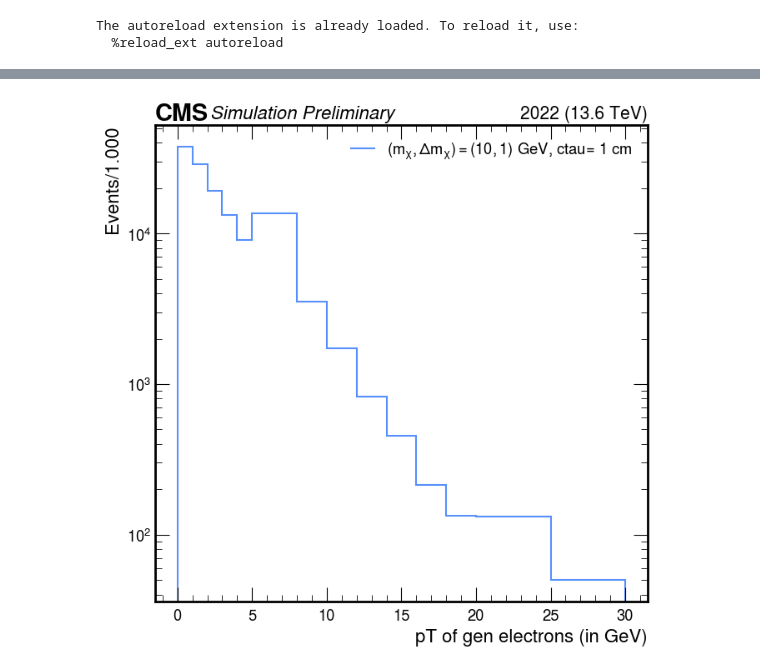
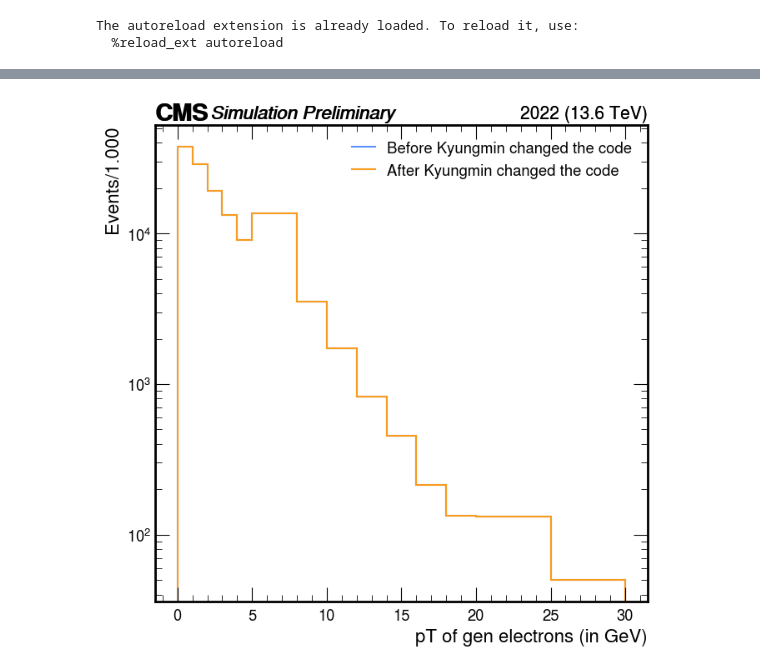
Before and after one commit to cms-idm/IDM, a Jupyter notebook: python_analysis/exampleNotebooks/EREvspT.ipynb, the cells around one changed output, grey strips where cells are left out. Drawn from its saved outputs; the diff is of its cells as text; code cells hidden in the pictures.

```diff
--- a/python_analysis/exampleNotebooks/EREvspT.ipynb
+++ b/python_analysis/exampleNotebooks/EREvspT.ipynb
@@ -24,14 +24,16 @@ The autoreload extension is already loaded. To reload it, use:
 # %%
 #coffea output file
 # f_sig = "../coffea/Withxclean_2022/ERE_Withxclean.coffea"  #sample that includes the x-clean loop
-f_sig = "../coffea/noxclean_beforecodefix/ERE_noxclean_beforeKPfixcode.coffea"
+f_sig_before = "../coffea/noxclean_beforecodefix/ERE_noxclean_beforeKPfixcode.coffea"
+f_sig_after = "../coffea/UpdatedNOxclean_2022/ERE_Updatednoxclean.coffea"
 
 #Nested Dictionary:
-sig_histo = util.load(f_sig) [0]
-# sig_histo
+sig_histo_before = util.load(f_sig_before) [0]
+sig_histo_after = util.load(f_sig_after) [0]
 # %%
 fig, ax = plt.subplots(figsize=(7,7))
 
+m1=10
 delta =0.1
 ctau =10
 
@@ -53,7 +55,7 @@ style_dict = {
     'doYerr': False,
     'xlabel': "pT of gen electrons (in GeV)",   # if None, the default will show up; otherwise give as a string, i.e. 'Electron dxy'
     'ylabel': None,   # if None, the default will show up; otherwise give as a string, i.e. 'Efficiency'
-    'label': None,    # if None, the default will show up; otherwise give as a string, i.e. 'Highest ctau signal samples'
+    'label': "Before Kyungmin changed the code",    # if None, the default will show up; otherwise give as a string, i.e. 'Highest ctau signal samples'
     'flow': None,     # overflow
     'doSave': True,
     'outDir': './plots/signal_2018',
@@ -62,37 +64,89 @@ style_dict = {
 
 
 
-#signal points
-m1=10
-# m1s = [10,30,50]
-delta =0.1
-ctau =10
 
 
-results = [
+results_before = [
     ptools.plot_signal_1D_match(
-        sig_histo, m1, delta, ctau,
+        sig_histo_before, m1, delta, ctau,
         plot_dict, style_dict,
-        match_type='L', passID=1
+        match_type='R', passID=1
     )
     # for m1 in m1s
 ]
 
-counts, edges = zip(*results)
+counts_before, edges_before = zip(*results_before)
 
-counts = np.array(counts)     # shape: (n_m1, n_bins)
-edges  = np.array(edges)      # shape: (n_m1, n_edges)
+counts_before = np.array(counts_before)     # shape: (n_m1, n_bins)
+edges_before  = np.array(edges_before)      # shape: (n_m1, n_edges)
 
 
-mask = counts != 0
+mask_before = counts_before != 0
 
-bins_x = (edges[:, :-1] + edges[:, 1:])*(0.5)
+bins_x_before = (edges_before[:, :-1] + edges_before[:, 1:])*(0.5)
 
-counts_nonzero_den = np.where(mask, counts, np.nan)
-edges_nonzero_den  = np.where(mask, bins_x, np.nan)
+counts_nonzero_den_before = np.where(mask_before, counts_before, np.nan)
+edges_nonzero_den_before  = np.where(mask_before, bins_x_before, np.nan)
 
-total = np.sum(counts_nonzero_den)
-print ("TOTAL number of gen electrons:", total)
+total_before = np.sum(counts_nonzero_den_before)
+print ("TOTAL number of gen electrons:", total_before)
+
+m1=10
+delta =0.1
+ctau =10
+
+# Plot settings
+plot_dict = {
+    'variable':'gen_ele_pt',
+    'cut': 'cut0',
+    'year': 2022
+}
+
+style_dict = {
+    'fig': fig,
+    'ax': ax,
+    'rebin': None,
+    'xlim': None,     # if None, the default will show up; otherwise give as a list, i.e. [0, 10]
+    'doLogy': True,
+    'doLogx': False,
+    'doDensity': False,
+    'doYerr': False,
+    'xlabel': "pT of gen electrons (in GeV)",   # if None, the default will show up; otherwise give as a string, i.e. 'Electron dxy'
+    'ylabel': None,   # if None, the default will show up; otherwise give as a string, i.e. 'Efficiency'
+    'label': "After Kyungmin changed the code",    # if None, the default will show up; otherwise give as a string, i.e. 'Highest ctau signal samples'
+    'flow': None,     # overflow
+    'doSave': True,
+    'outDir': './plots/signal_2018',
+    'outName': f'gen_ele_vxy10_m110.png'
+}
+
+
+
+
+
+results_after = [
+    ptools.plot_signal_1D_match(
+        sig_histo_after, m1, delta, ctau,
+        plot_dict, style_dict,
+        match_type='R', passID=1
+    )
+    # for m1 in m1s
+]
+counts_after, edges_after = zip(*results_after)
+
+counts_after = np.array(counts_after)     # shape: (n_m1, n_bins)
+edges_after  = np.array(edges_after)      # shape: (n_m1, n_edges)
+
+
+mask_after = counts_after != 0
+
+bins_x_after = (edges_after[:, :-1] + edges_after[:, 1:])*(0.5)
+
+counts_nonzero_den_after = np.where(mask_after, counts_after, np.nan)
+edges_nonzero_den_after  = np.where(mask_after, bins_x_after, np.nan)
+
+total_after = np.sum(counts_nonzero_den_after)
+print ("TOTAL number of gen electrons:", total_after)
 # %% [output]
 Saved: ./plots/signal_2018/gen_ele_vxy10_m110.png
 TOTAL number of gen electrons: 128641.0
@@ -99,4 +155,4 @@ TOTAL number of gen electrons: 128641.0
-[figure, old version]
+[figure, new version]
 # %%
 fig, ax = plt.subplots(figsize=(7,7))
 
```
Also changed, not shown: parts of 6 cells of this notebook, 2 other files.
